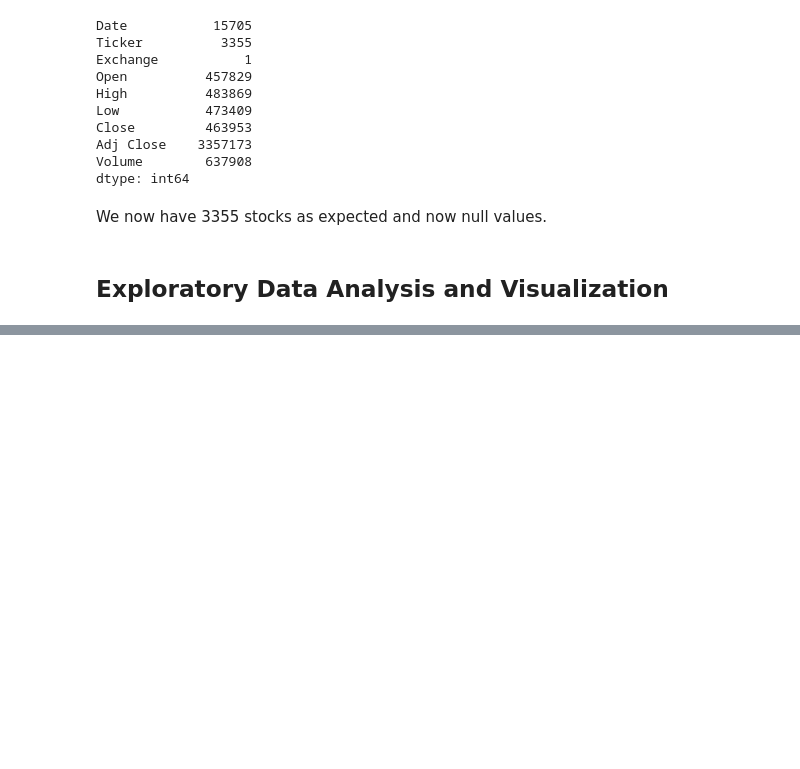
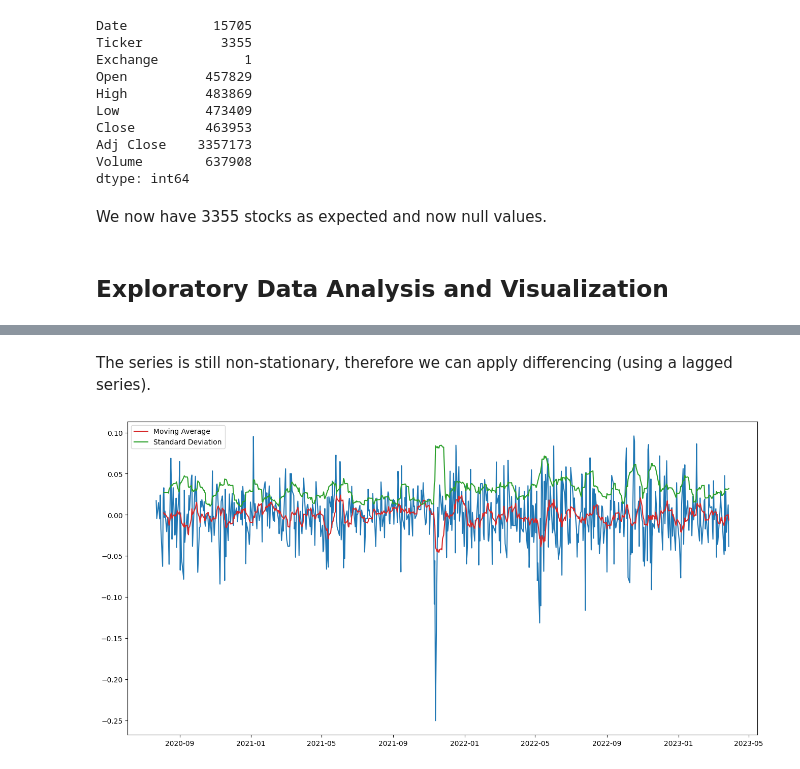
Before and after one commit to chaykovs/Finance-Projects, a Jupyter notebook: Stock Price Analysis/SC_Stock_Price_Analysis.ipynb, the cells around one changed output, grey strips where cells are left out. Drawn from its saved outputs; the diff is of its cells as text; code cells hidden in the pictures; blank space fills up the shorter version.

```diff
--- a/Stock Price Analysis/SC_Stock_Price_Analysis.ipynb
+++ b/Stock Price Analysis/SC_Stock_Price_Analysis.ipynb
@@ -228,0 +449,26 @@ stocks = df.iloc[:,1].unique()
+# %% [markdown]
+The series is still non-stationary, therefore we can apply differencing (using a lagged series).
+# %%
+# Fixing the figure size
+plt.figure(figsize = (16, 8))
+
+df_shift = df_log - df_log.shift(periods = 1)
+
+MAvg_shift = df_shift.rolling(window = 10).mean()
+
+MStd_shift = df_shift.rolling(window = 10).std()
+
+plt.plot(df_shift, color = 'tab:blue')
+
+plt.plot(MAvg_shift, color = 'tab:red', label = 'Moving Average')
+
+plt.plot(MStd_shift, color = 'tab:green', label = 'Standard Deviation')
+
+plt.legend()
+
+plt.show()
+
+# Dropping the null values that we get after applying differencing method
+df_shift = df_shift.dropna()
+# %% [output]
+[figure, added]
```
Also changed, not shown: parts of 36 cells of this notebook.
